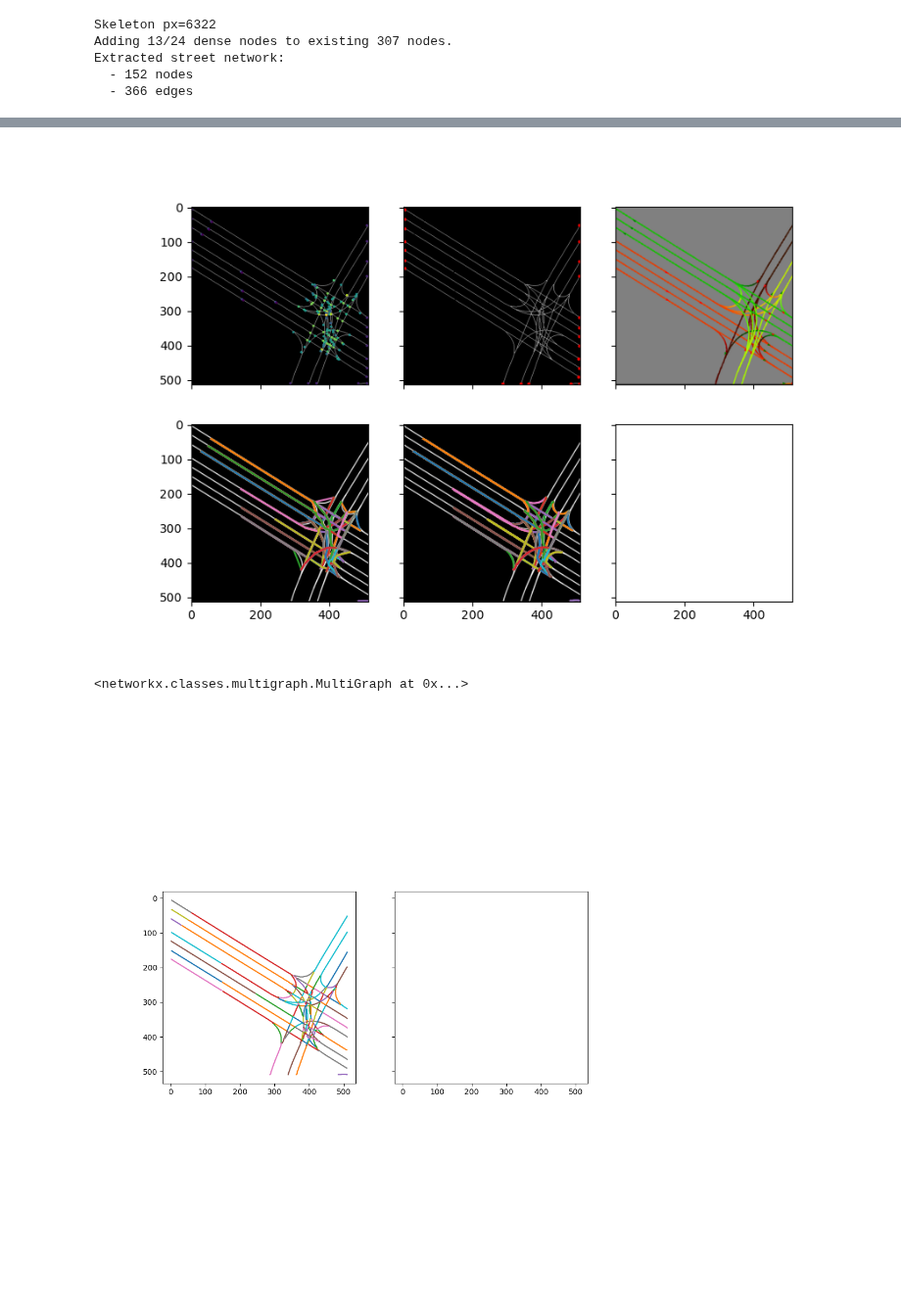
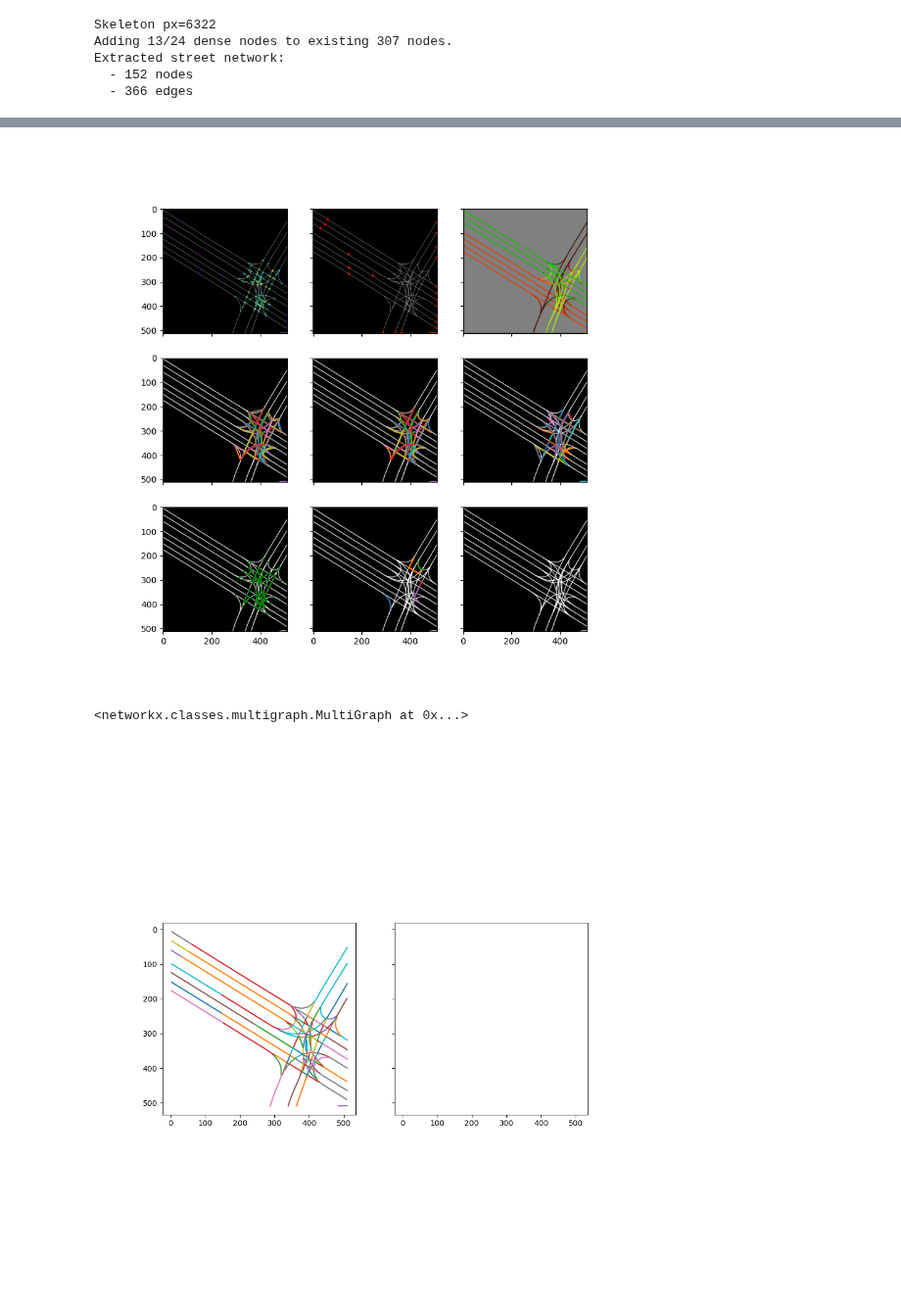
Before and after one commit to Excitablecell/extract-raster-network, a Jupyter notebook: extract_lanes.ipynb, the cells around one changed output, grey strips where cells are left out. Shown at 98% size. Drawn from its saved outputs; the diff is of its cells as text; code cells hidden in the pictures.

Commit message:
feat: add yaw rate check

```diff
--- a/extract_lanes.ipynb
+++ b/extract_lanes.ipynb
@@ -45,17 +45,35 @@ Extracted street network:
   - 152 nodes
   - 366 edges
 # %%
+def correct_path_direction(path: list[tuple], n1: tuple, n2: tuple) -> list[tuple]:
+    if n1 == path[0]:
+        return path
+        # print('forward path list')
+    elif n1 == path[-1]:
+        return path[::-1]
+        # print('reverse path list')
+    else:
+        print(f'cannot find node = {n1}, in path start = {path[0]}, end = {path[-1]}')
+        return []
+
+
 def connect_small_gaps(graph: nx.Graph, nodes: list[tuple], thresh: int=4) -> nx.Graph:
     for i, n1 in enumerate(nodes):
         for j, n2 in enumerate(nodes[i+1:]):
             dist = np.hypot(n1[0] - n2[0], n1[1] - n2[1])
             if dist <= thresh:
+                n1, n1_neighbour, k = list(graph.edges(n1, keys=True))[0]
                 n2, n2_neighbour, k = list(graph.edges(n2, keys=True))[0]
+
+                e1 = graph[n1][n1_neighbour][k]
+                e1_path = e1['path']
                 e2 = graph[n2][n2_neighbour][k]
                 e2_path = e2['path']
-                e2_path.insert(0, n1)
+
+                new_path = e1_path + e2_path
+                graph.remove_edge(n1, n1_neighbour)
                 graph.remove_edge(n2, n2_neighbour)
-                graph.add_edge(n1, n2_neighbour, path=e2_path, d=len(e2_path) - 1)
+                graph.add_edge(n1, n2_neighbour, path=new_path, d=len(new_path) - 1)
                 break
 
     return graph
@@ -77,15 +95,15 @@ def find_branching_nodes(graph: nx.Graph, nodes_terminal: list[tuple]) -> list[t
     return nodes_branching
 
 
+def normalize_dx_dy(dx, dy) -> tuple:
+    norm = np.hypot(dx, dy)
+    dx = dx/norm
+    dy = dy/norm
+
+    return dx, dy
+
+
 def find_node_directions(graph: nx.Graph, nodes_terminal: list[tuple], nodes_branching: list[tuple], img_color: Image) -> list[tuple]:
-
-    def normalize_dx_dy(dx, dy) -> tuple:
-        norm = np.hypot(dx, dy)
-        dx = dx/norm
-        dy = dy/norm
-
-        return dx, dy
-
     directed_terminals = []
     directed_branching = []
     for n1, n1b in zip(nodes_terminal, nodes_branching):
@@ -118,15 +136,7 @@ def track_path(path: list) -> np.ndarray:
         n2 = path[i+1]
         e = graph[n1][n2][0]
         points = e['path']
-        if n1 == points[0]:
-            waypoints = waypoints + points
-            # print('forward path list')
-        elif n1 == points[-1]:
-            waypoints = waypoints + points[::-1]
-            # print('reverse path list')
-        else:
-            print('cannot find node in path list')
-            print(f'node = {n1}, path_start = {points[0]}, path_end = {points[-1]}')
+        waypoints = waypoints + correct_path_direction(points, n1, n2)
 
     return waypoints
 
@@ -136,7 +146,7 @@ def path_is_valid(path: list) -> bool:
     return True
 
 
-def find_paths_among_terminals(graph: nx.Graph, inlets: np.ndarray, outlets: np.ndarray, thresh: int=4) -> list[list]:
+def find_paths_among_terminals(graph: nx.Graph, inlets: np.ndarray, outlets: np.ndarray, thresh: int=4) -> tuple[list[list]]:
     inlets_T = inlets.T.astype(int)
     outlets_T = outlets.T.astype(int)
     inlets = list(zip(inlets_T[0], inlets_T[1]))
@@ -167,9 +177,28 @@ def fit_cubic_polynomial(xs: np.ndarray, ys: np.ndarray):
     return cubic_spline, np.column_stack((ref_xy, ref_yaw, ref_rk))
 
 
+def path_is_smooth(path: np.ndarray, thresh: float=60.0) -> bool:
+    _, idx = np.unique(path, return_index=True, axis=0)
+    path = path[np.sort(idx)]
+
+    dx = np.diff(path[:, 0])
+    dy = np.diff(path[:, 1])
+    s = np.hypot(dx, dy)
+    yaw = np.arctan2(dy, dx)
+    yaw_diff = np.rad2deg(np.diff(yaw))
+    yaw_rate = yaw_diff / s[:-1]
+    # yaw_rate_valid = np.fabs(yaw_rate) <= thresh
+
+    if np.max(yaw_rate) > thresh:
+        return False
+    else:
+        print(f'max yaw_rate: {np.max(yaw_rate)}')
+        return True
+
+
 def connect_terminal_nodes(graph: nx.Graph) -> nx.Graph:
 
-    fig, axes = plt.subplots(2, 3, figsize=(9, 6), sharex=True, sharey=True)
+    fig, axes = plt.subplots(3, 3, figsize=(9, 9), sharex=True, sharey=True)
     axes = axes.ravel()
 
     nodes = np.array([node for (node, degree) in graph.degree()], dtype=float)
@@ -191,6 +220,7 @@ def connect_terminal_nodes(graph: nx.Graph) -> nx.Graph:
     nodes_branching_np = np.array(nodes_branching)
     inlets = nodes_branching_np[nodes_branching_np[:, -1] > 0.5]
     outlets = nodes_branching_np[nodes_branching_np[:, -1] < 0.5]
+    print(f'found {inlets.shape[0]} inlets, {outlets.shape[0]} outlets')
 
     axes[2].imshow(img_color)
     axes[2].quiver(inlets[:, 0], inlets[:, 1], inlets[:, 2], inlets[:, 3],
@@ -203,17 +233,33 @@ def connect_terminal_nodes(graph: nx.Graph) -> nx.Graph:
 
 
     axes[3].imshow(img_gray)
-    for path in paths:
+    axes[4].imshow(img_gray)
+    axes[5].imshow(img_gray)
+    axes[6].imshow(img_gray)
+    axes[7].imshow(img_gray)
+    axes[8].imshow(img_gray)
+
+    for path, waypoints in zip(paths, path_waypoints):
         xs = path[:, 0]
         ys = path[:, 1]
         axes[3].plot(xs, ys)
 
-    axes[4].imshow(img_gray)
-    for waypoints in path_waypoints:
+        dx = np.diff(path[:, 0])
+        dy = np.diff(path[:, 1])
+        dx, dy = normalize_dx_dy(dx, dy)
+        yaw = np.arctan2(dy, dx)
+        yaw_diff = np.fabs(np.rad2deg(np.diff(yaw)))
+        axes[6].quiver(xs[:-1], ys[:-1], dx, dy, color='g', angles='xy', scale_units='xy', scale=0.1)
+        if np.all(yaw_diff < 60):
+            axes[5].plot(xs, ys)
+
         waypoints = np.array(waypoints, dtype=float)
         xs = waypoints[:, 0]
         ys = waypoints[:, 1]
         axes[4].plot(xs, ys)
+
+        if path_is_smooth(waypoints, 45):
+            axes[7].plot(xs, ys)
 
         # cubic_spline, curve = fit_cubic_polynomial(xs, ys)
         # axes[5].plot(curve[:, 0], curve[:, 1])
@@ -251,4 +289,4 @@ Found 109 paths
-[figure, old version]
+[figure, new version]
 <networkx.classes.multigraph.MultiGraph at 0x...>
 # %%
 def plot_polylines(polylines: list) -> None:
```
Also changed, not shown: parts of 1 cell of this notebook.
